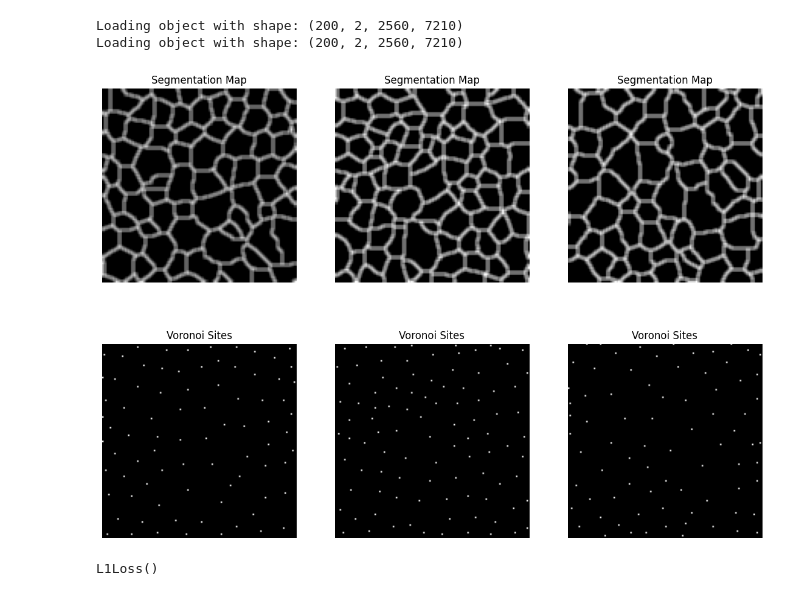
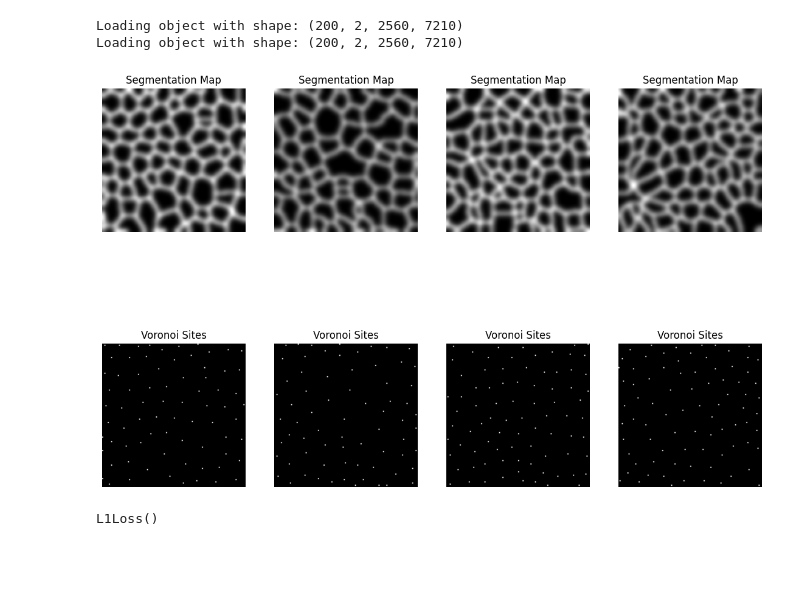
Before and after one commit to siddharthsrivastava0501/isbi-2024-code, a Jupyter notebook: 128x128_model.ipynb, the cells around one changed output. Saved outputs shown, nothing was run; the diff lists cells and outputs as text; code cells hidden in the pictures; blank space fills up the shorter version.

Commit message:
Stable semi-adversarial training

```diff
--- a/128x128_model.ipynb
+++ b/128x128_model.ipynb
@@ -98,7 +98,7 @@ class VoronoiZSlice():
         for site in segmentation_voronoi_sites:
             segmentation_voronoi[0, site[1], site[0]] = 1
 
-        return segmentation_voronoi, transforms.ToTensor()(segmentation), transforms.ToTensor()(cellular_image)
+        return segmentation_voronoi, gaussian_filter(transforms.ToTensor()(segmentation), sigma=2.5)
 # %%
 train = DataLoader(VoronoiZSlice(time_step = [0], l = 650, r = 6500), batch_size = 32, shuffle=True)
 val = DataLoader(VoronoiZSlice(time_step = [195],  l = 650, r = 6500), batch_size = 32, shuffle=True)
@@ -106,25 +106,22 @@ val = DataLoader(VoronoiZSlice(time_step = [195],  l = 650, r = 6500), batch_siz
 Loading object with shape: (200, 2, 2560, 7210)
 Loading object with shape: (200, 2, 2560, 7210)
 # %%
-n_samples = 3
-img, tar, _ = next(iter(train))
-
-# tar = transforms.GaussianBlur((3,3))(tar)
-tar = transforms.GaussianBlur(kernel_size = 3, sigma = 3)(tar)
+n_samples = 4
+img, tar = next(iter(train))
 
 plt.figure(figsize=(14,10))
 for i in range(n_samples):
     a, b = img[i], tar[i]
 
     plt.subplot(2, n_samples, 1 + i)
     show_image(b, "Segmentation Map")
 
     plt.subplot(2, n_samples, 1 + n_samples + i)
     show_image(a, "Voronoi Sites")
 
 plt.show()
 # %% [output]
-[figure, old version]
+[figure, new version]
 # %%
 class UNet(nn.Module):
 
```
Also changed, not shown: parts of 2 cells of this notebook, 1 other file.
